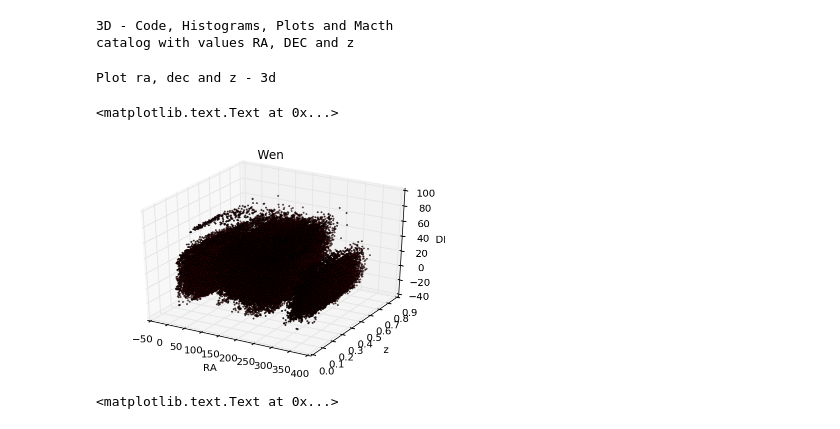
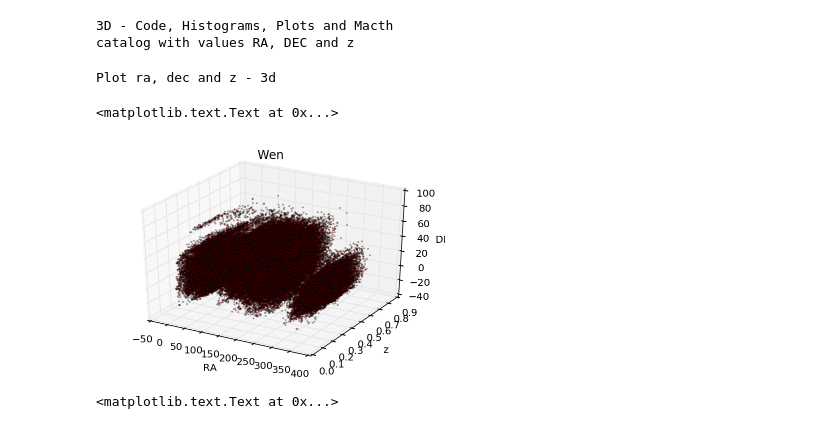
Before and after one commit to clusteron/comparison, a Jupyter notebook: table.ipynb, the cells around one changed output. Drawn from its saved outputs; the diff is of its cells as text; code cells hidden in the pictures.

```diff
--- a/table.ipynb
+++ b/table.ipynb
@@ -335,25 +335,25 @@ catalog with values RA, DEC and z
 # %%
 print 'Plot ra, dec and z - 3d'
 
 fig = plt.figure()
 ax = fig.add_subplot(111, projection='3d')
 
 x = [w['RAJ2000']]
 y = [w['DEJ2000']]
 z = [w['zph']]
 
-ax.scatter(x,z,y, c='r', marker = 'o', s=1)
+ax.scatter(x,z,y, c='r', marker = 'o', s=1, alpha=0.3)
 
 ax.set_xlabel('RA')
 ax.set_zlabel('DEC')
 ax.set_ylabel('z')
 ax.set_title('Wen')
 
 #savefig('Plot-3d-Wen.png'), close()
 # %% [output]
 Plot ra, dec and z - 3d
 <matplotlib.text.Text at 0x...>
-[figure, old version]
+[figure, new version]
 # %%
 fig = plt.figure()
 ax = fig.add_subplot(111, projection='3d')
```
Also changed, not shown: parts of 8 cells of this notebook.
